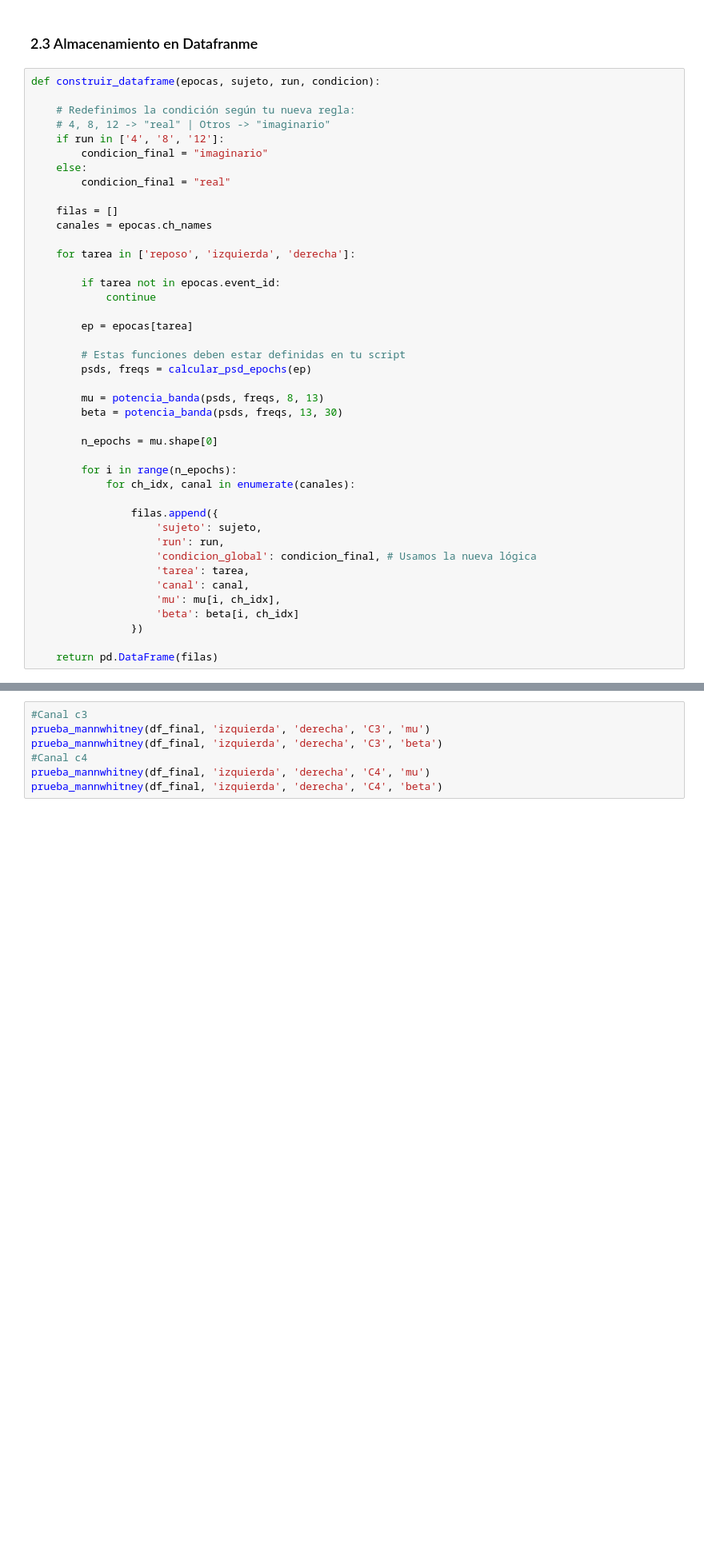
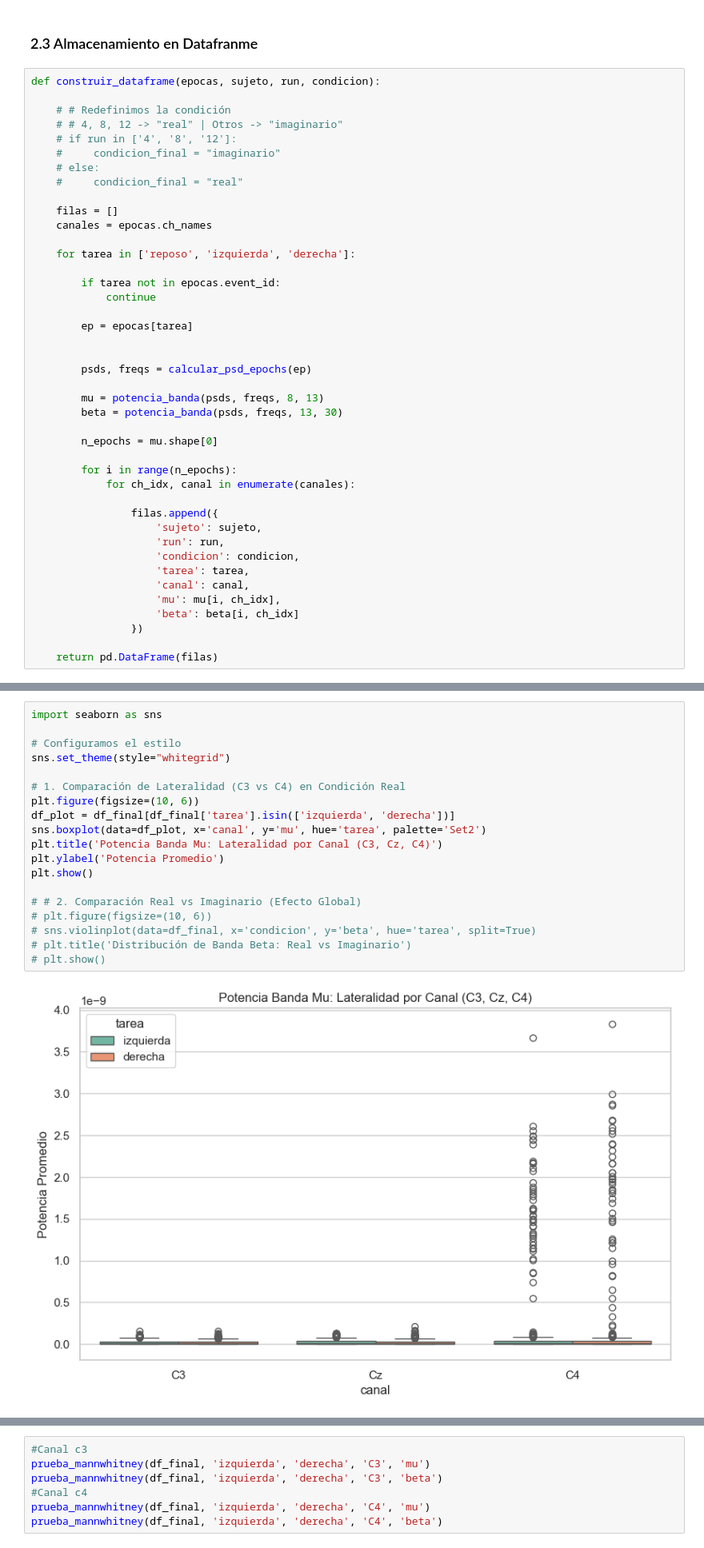
Before and after one commit to KarenAgudelo769/Proyecto_biosenales, a Jupyter notebook: codigo.ipynb, the cells around one changed output, grey strips where cells are left out. Shown at 80% size. Saved outputs shown, nothing was run; the diff lists cells and outputs as text; blank space fills up the shorter version.

```diff
--- a/codigo.ipynb
+++ b/codigo.ipynb
@@ -466,12 +466,12 @@ def potencia_banda(psds, freqs, fmin, fmax):
 # %%
 def construir_dataframe(epocas, sujeto, run, condicion):
 
-    # Redefinimos la condición según tu nueva regla:
-    # 4, 8, 12 -> "real" | Otros -> "imaginario"
-    if run in ['4', '8', '12']:
-        condicion_final = "imaginario"
-    else:
-        condicion_final = "real"
+    # # Redefinimos la condición
+    # # 4, 8, 12 -> "real" | Otros -> "imaginario"
+    # if run in ['4', '8', '12']:
+    #     condicion_final = "imaginario"
+    # else:
+    #     condicion_final = "real"
 
     filas = []
     canales = epocas.ch_names
@@ -483,7 +483,7 @@ def construir_dataframe(epocas, sujeto, run, condicion):
 
         ep = epocas[tarea]
 
-        # Estas funciones deben estar definidas en tu script
+
         psds, freqs = calcular_psd_epochs(ep)
 
         mu = potencia_banda(psds, freqs, 8, 13)
@@ -497,7 +497,7 @@ def construir_dataframe(epocas, sujeto, run, condicion):
                 filas.append({
                     'sujeto': sujeto,
                     'run': run,
-                    'condicion_global': condicion_final, # Usamos la nueva lógica
+                    'condicion': condicion,
                     'tarea': tarea,
                     'canal': canal,
                     'mu': mu[i, ch_idx],
@@ -591,2 +589,23 @@ Procesado con éxito: sub-004_task-motion_run-7_eeg.set
 
 ... total de filas: 5400
+# %%
+import seaborn as sns
+
+# Configuramos el estilo
+sns.set_theme(style="whitegrid")
+
+# 1. Comparación de Lateralidad (C3 vs C4) en Condición Real
+plt.figure(figsize=(10, 6))
+df_plot = df_final[df_final['tarea'].isin(['izquierda', 'derecha'])]
+sns.boxplot(data=df_plot, x='canal', y='mu', hue='tarea', palette='Set2')
+plt.title('Potencia Banda Mu: Lateralidad por Canal (C3, Cz, C4)')
+plt.ylabel('Potencia Promedio')
+plt.show()
+
+# # 2. Comparación Real vs Imaginario (Efecto Global)
+# plt.figure(figsize=(10, 6))
+# sns.violinplot(data=df_final, x='condicion', y='beta', hue='tarea', split=True)
+# plt.title('Distribución de Banda Beta: Real vs Imaginario')
+# plt.show()
+# %% [output]
+[figure, added]
```
Also changed, not shown: parts of 2 cells of this notebook.
